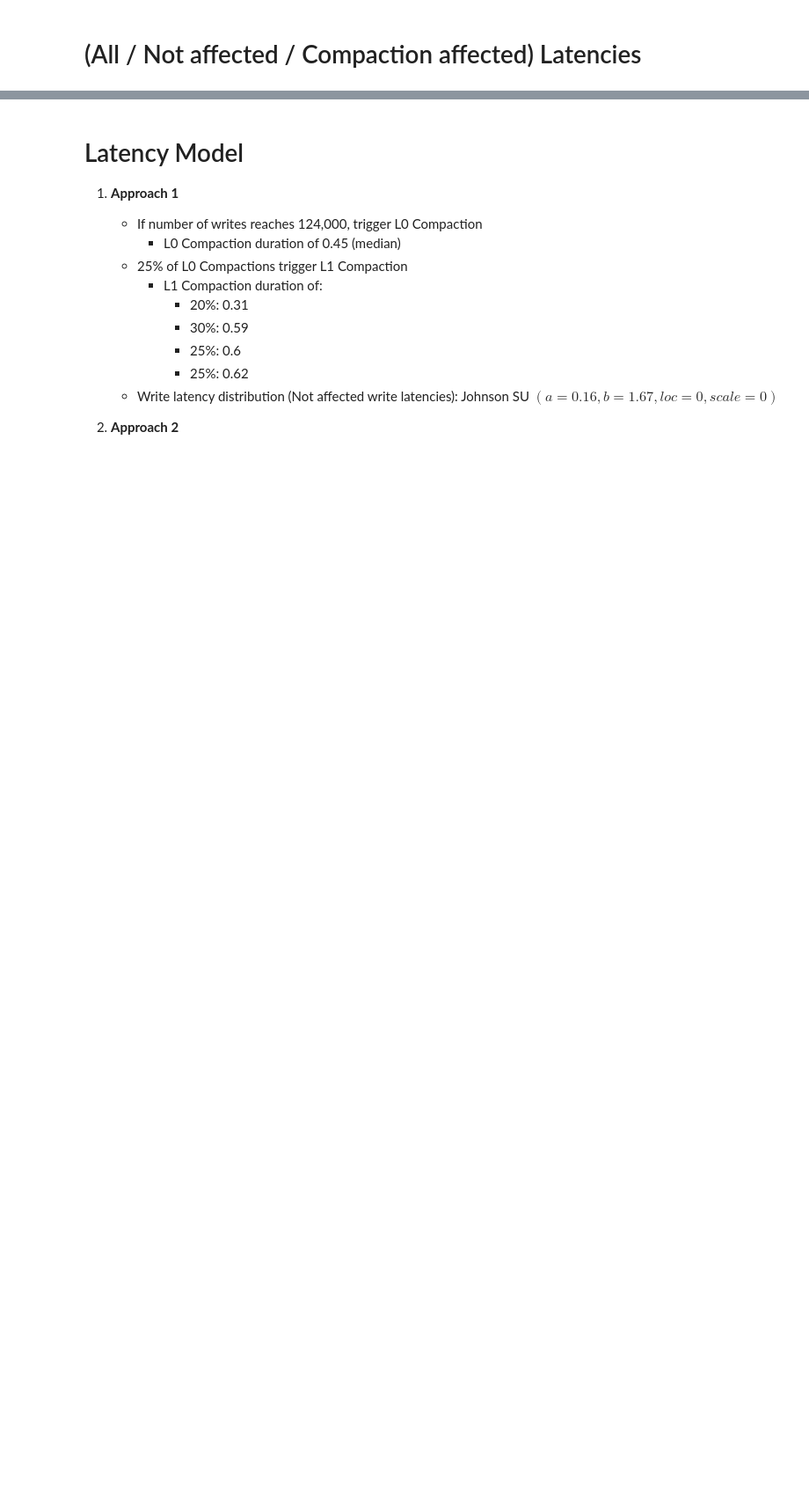
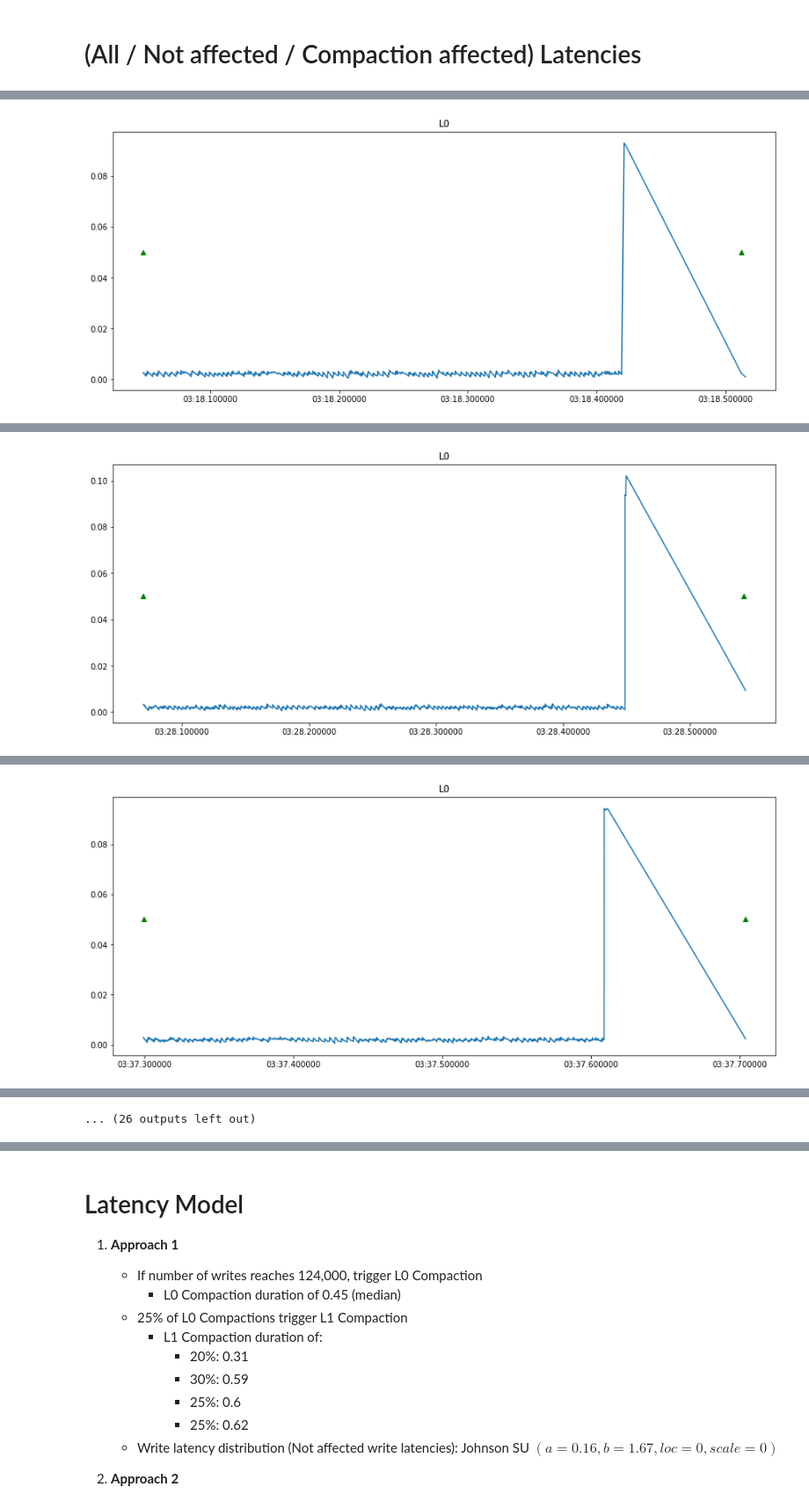
Before and after one commit to esmaeil-mirvakili/benchmark, a Jupyter notebook: Ceph/latency_distribution/qd48-5mins-default/latency_model.ipynb, the cells around one changed output, grey strips where cells are left out. Shown: that part at 88% size. Saved outputs shown, nothing was run; the diff lists cells and outputs as text; code cells hidden in the pictures; blank space fills up the shorter version.

```diff
--- a/Ceph/latency_distribution/qd48-5mins-default/latency_model.ipynb
+++ b/Ceph/latency_distribution/qd48-5mins-default/latency_model.ipynb
@@ -336,0 +379,33 @@ plt.close()
+# %%
+def plot_compaction_windows(times, latencies, compaction_start_times, compaction_end_times, title, extra=0):
+    j = 0
+    for i in range(len(compaction_start_times)):
+        time = []
+        lat = []
+        found = False
+        while times[j] <= compaction_end_times[i]:
+            if compaction_start_times[i] <= times[j]:
+                if not found:
+                    found = True
+                    for k in range(np.maximum(0, j - extra),j):
+                        time.append(times[k])
+                        lat.append(latencies[k])
+                time.append(times[j])
+                lat.append(latencies[j])
+            j += 1
+        for k in range(j, np.minimum(len(times), j + extra)):
+            time.append(times[k])
+            lat.append(latencies[k])
+        print('Compaction '+title+' >> from '+str(compaction_start_times[i]) +' to '+str(compaction_end_times[i]))
+        fig, ax = plt.subplots(figsize=(15, 6))
+        plt.plot([compaction_start_times[i], compaction_end_times[i]], [0.05, 0.05], label='4096 KiB',marker='^', c='g', linestyle='')
+        spike = [l for l in lat]
+        plt.plot(time, lat)
+        ax.set_title(title)
+        plt.show()
+
+
+plot_compaction_windows(x_bs_lat, y_bs_lat, x2_compact, l0_compaction_ends, 'L0', extra=1)
+plot_compaction_windows(x_bs_lat, y_bs_lat, x3_compact, l1_compaction_ends, 'L1', extra=1)
+plt.close()
+# %% [output]
@@ -336,0 +413 @@ plt.close()
+[figure, added]
@@ -336,0 +415 @@ plt.close()
+[figure, added]
@@ -336,0 +417 @@ plt.close()
+[figure, added]
@@ -337 +424,2 @@ plt.close()
+... (26 outputs left out)
 # %%
```
Also changed, not shown: parts of 6 cells of this notebook, 18 other files.
